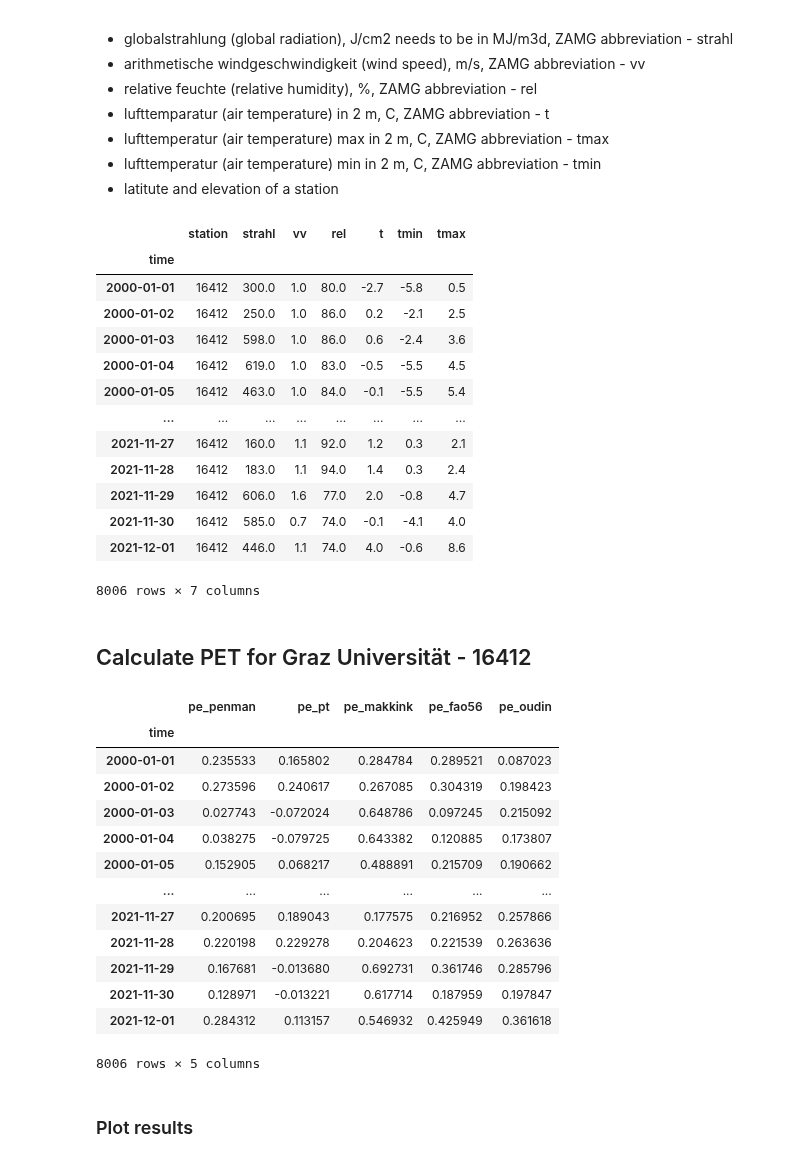
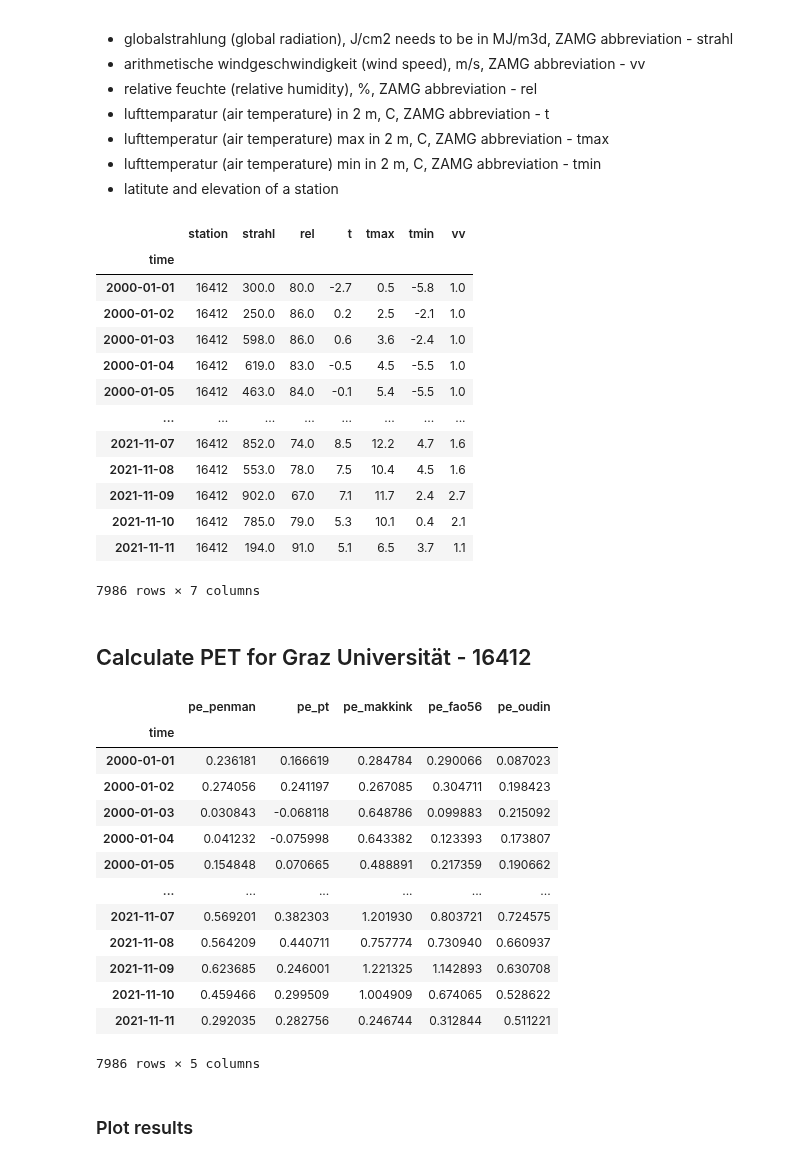
Before and after one commit to pyet-org/pyet, a Jupyter notebook: examples/01_example_zamg.ipynb, the cells around one changed output. Drawn from its saved outputs; the diff is of its cells as text; code cells hidden in the pictures.

```diff
--- a/examples/01_example_zamg.ipynb
+++ b/examples/01_example_zamg.ipynb
@@ -35,23 +35,23 @@ Selected variables:
 - latitute and elevation of a station
 # %%
 #read data
-data_16412 = pd.read_csv('../klima_daily.csv', index_col=1, parse_dates=True)
+data_16412 = pd.read_csv('data//klima_daily.csv', index_col=1, parse_dates=True)
 data_16412
 # %% [output]
-|  | station | strahl | vv | rel | t | tmin | tmax |
+|  | station | strahl | rel | t | tmax | tmin | vv |
 | time |  |  |  |  |  |  |  |
-| 2000-01-01 | 16412 | 300.0 | 1.0 | 80.0 | -2.7 | -5.8 | 0.5 |
-| 2000-01-02 | 16412 | 250.0 | 1.0 | 86.0 | 0.2 | -2.1 | 2.5 |
-| 2000-01-03 | 16412 | 598.0 | 1.0 | 86.0 | 0.6 | -2.4 | 3.6 |
-| 2000-01-04 | 16412 | 619.0 | 1.0 | 83.0 | -0.5 | -5.5 | 4.5 |
-| 2000-01-05 | 16412 | 463.0 | 1.0 | 84.0 | -0.1 | -5.5 | 5.4 |
+| 2000-01-01 | 16412 | 300.0 | 80.0 | -2.7 | 0.5 | -5.8 | 1.0 |
+| 2000-01-02 | 16412 | 250.0 | 86.0 | 0.2 | 2.5 | -2.1 | 1.0 |
+| 2000-01-03 | 16412 | 598.0 | 86.0 | 0.6 | 3.6 | -2.4 | 1.0 |
+| 2000-01-04 | 16412 | 619.0 | 83.0 | -0.5 | 4.5 | -5.5 | 1.0 |
+| 2000-01-05 | 16412 | 463.0 | 84.0 | -0.1 | 5.4 | -5.5 | 1.0 |
 | ... | ... | ... | ... | ... | ... | ... | ... |
-| 2021-11-27 | 16412 | 160.0 | 1.1 | 92.0 | 1.2 | 0.3 | 2.1 |
-| 2021-11-28 | 16412 | 183.0 | 1.1 | 94.0 | 1.4 | 0.3 | 2.4 |
-| 2021-11-29 | 16412 | 606.0 | 1.6 | 77.0 | 2.0 | -0.8 | 4.7 |
-| 2021-11-30 | 16412 | 585.0 | 0.7 | 74.0 | -0.1 | -4.1 | 4.0 |
-| 2021-12-01 | 16412 | 446.0 | 1.1 | 74.0 | 4.0 | -0.6 | 8.6 |
+| 2021-11-07 | 16412 | 852.0 | 74.0 | 8.5 | 12.2 | 4.7 | 1.6 |
+| 2021-11-08 | 16412 | 553.0 | 78.0 | 7.5 | 10.4 | 4.5 | 1.6 |
+| 2021-11-09 | 16412 | 902.0 | 67.0 | 7.1 | 11.7 | 2.4 | 2.7 |
+| 2021-11-10 | 16412 | 785.0 | 79.0 | 5.3 | 10.1 | 0.4 | 2.1 |
+| 2021-11-11 | 16412 | 194.0 | 91.0 | 5.1 | 6.5 | 3.7 | 1.1 |
-8006 rows × 7 columns
+7986 rows × 7 columns
 # %% [markdown]
 ## Calculate PET for Graz Universität - 16412
 # %%
@@ -61,7 +61,7 @@ meteo = pd.DataFrame({"time":data_16412.index, "tmean":data_16412.t, "tmax":data
                       "wind":data_16412.vv, "rs":data_16412.strahl/100})
 time, tmean, tmax, tmin, rh, wind, rs = [meteo[col] for col in meteo.columns]
 
-lat = 47.077778*np.pi/180  # Latitude of the meteorological station, converting from degrees to radians
+lat = 47.077778 * np.pi / 180  # Latitude of the meteorological station, converting from degrees to radians
 elevation = 367  # meters above sea-level
 
 # Estimate evaporation with four different methods and create a dataframe
@@ -75,18 +75,18 @@ pet_u
 # %% [output]
 |  | pe_penman | pe_pt | pe_makkink | pe_fao56 | pe_oudin |
 | time |  |  |  |  |  |
-| 2000-01-01 | 0.235533 | 0.165802 | 0.284784 | 0.289521 | 0.087023 |
-| 2000-01-02 | 0.273596 | 0.240617 | 0.267085 | 0.304319 | 0.198423 |
-| 2000-01-03 | 0.027743 | -0.072024 | 0.648786 | 0.097245 | 0.215092 |
-| 2000-01-04 | 0.038275 | -0.079725 | 0.643382 | 0.120885 | 0.173807 |
-| 2000-01-05 | 0.152905 | 0.068217 | 0.488891 | 0.215709 | 0.190662 |
+| 2000-01-01 | 0.236181 | 0.166619 | 0.284784 | 0.290066 | 0.087023 |
+| 2000-01-02 | 0.274056 | 0.241197 | 0.267085 | 0.304711 | 0.198423 |
+| 2000-01-03 | 0.030843 | -0.068118 | 0.648786 | 0.099883 | 0.215092 |
+| 2000-01-04 | 0.041232 | -0.075998 | 0.643382 | 0.123393 | 0.173807 |
+| 2000-01-05 | 0.154848 | 0.070665 | 0.488891 | 0.217359 | 0.190662 |
 | ... | ... | ... | ... | ... | ... |
-| 2021-11-27 | 0.200695 | 0.189043 | 0.177575 | 0.216952 | 0.257866 |
-| 2021-11-28 | 0.220198 | 0.229278 | 0.204623 | 0.221539 | 0.263636 |
-| 2021-11-29 | 0.167681 | -0.013680 | 0.692731 | 0.361746 | 0.285796 |
-| 2021-11-30 | 0.128971 | -0.013221 | 0.617714 | 0.187959 | 0.197847 |
-| 2021-12-01 | 0.284312 | 0.113157 | 0.546932 | 0.425949 | 0.361618 |
+| 2021-11-07 | 0.569201 | 0.382303 | 1.201930 | 0.803721 | 0.724575 |
+| 2021-11-08 | 0.564209 | 0.440711 | 0.757774 | 0.730940 | 0.660937 |
+| 2021-11-09 | 0.623685 | 0.246001 | 1.221325 | 1.142893 | 0.630708 |
+| 2021-11-10 | 0.459466 | 0.299509 | 1.004909 | 0.674065 | 0.528622 |
+| 2021-11-11 | 0.292035 | 0.282756 | 0.246744 | 0.312844 | 0.511221 |
-8006 rows × 5 columns
+7986 rows × 5 columns
 # %% [markdown]
 ### Plot results
 # %%
```
Also changed, not shown: parts of 3 cells of this notebook, 18 other files.
